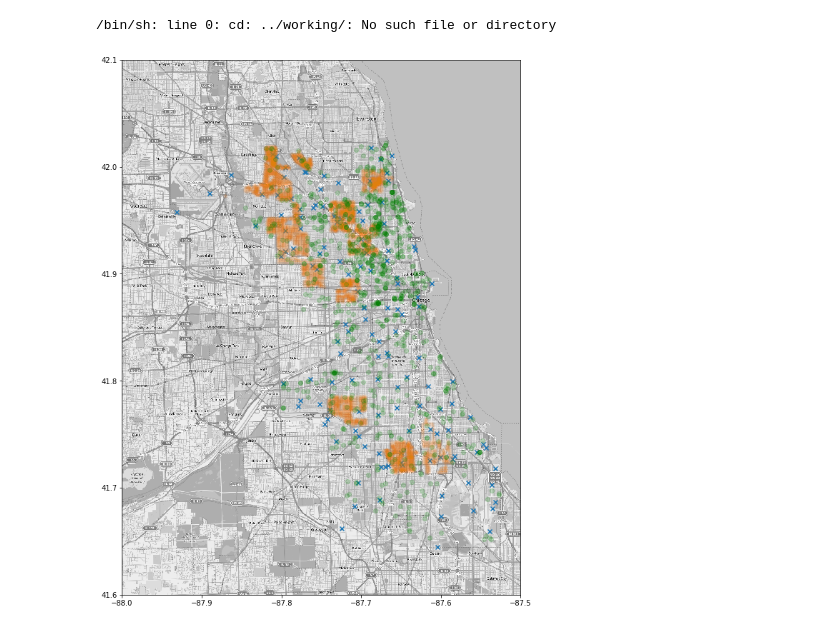
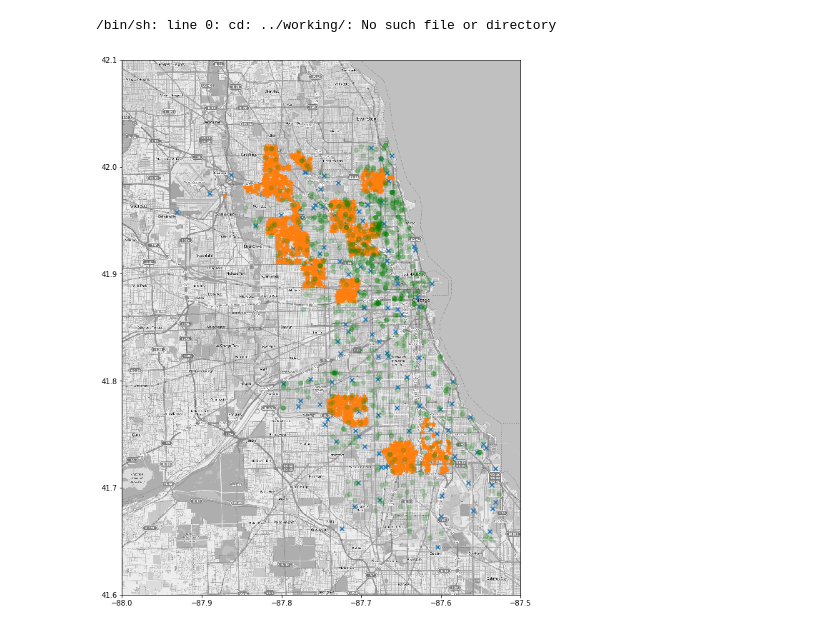
Before and after one commit to mhmh96/WNV-Project, a Jupyter notebook: David_measurement_locations.ipynb, the cells around one changed output. Saved outputs shown, nothing was run; the diff lists cells and outputs as text; code cells hidden in the pictures.

```diff
--- a/David_measurement_locations.ipynb
+++ b/David_measurement_locations.ipynb
@@ -26,35 +26,40 @@ plt.figure(figsize=(10,14))
 plt.imshow(mapdata,
            cmap=plt.get_cmap('gray'),
            extent=lon_lat_box,
            aspect=aspect)
 
 locations = traps[['Longitude', 'Latitude']].drop_duplicates().values
 plt.scatter(locations[:,0], locations[:,1], marker='x')
 
 
 
 spray=pd.read_csv('./assets/spray.csv')
+spray['Longitude']=round(spray['Longitude'],3)
+spray['Latitude']=round(spray['Latitude'],3)
 spray_locations = spray[['Longitude', 'Latitude']].drop_duplicates()
+spray_locations=spray_locations.sample(2000)
 spray_location_mask=((spray_locations['Longitude']>-88)&(spray_locations['Longitude']<-87.5)&(spray_locations['Latitude']>41.6)&
 (spray_locations['Latitude']<42.1))
+
+
 
 
 standing_locations = standing[['Longitude', 'Latitude']].drop_duplicates()
 
 #standing_location_mask=((standing_locations['Longitude']>-88)&(standing_locations['Longitude']<-87.5)&(standing_locations['Latitude']>41.6)&
 #(standing_locations['Latitude']<42.1))
 
 standing_locations=standing_locations.values
 
 spray_locations=spray_locations.loc[spray_location_mask].values
 
-plt.scatter(spray_locations[:,0], spray_locations[:,1], marker='*', alpha=.03)
+plt.scatter(spray_locations[:,0], spray_locations[:,1], marker='*', alpha=1)
 
 plt.scatter(standing_locations[:,0], standing_locations[:,1], marker='o', color='green', alpha=.2)
 
 plt.savefig('./chicago.png')
 # %% [output]
-[figure, old version]
+[figure, new version]
 # %%
 #plt.savefig('heatmap.png')
 # %%
```
Also changed, not shown: parts of 2 cells of this notebook, 4 other files.
